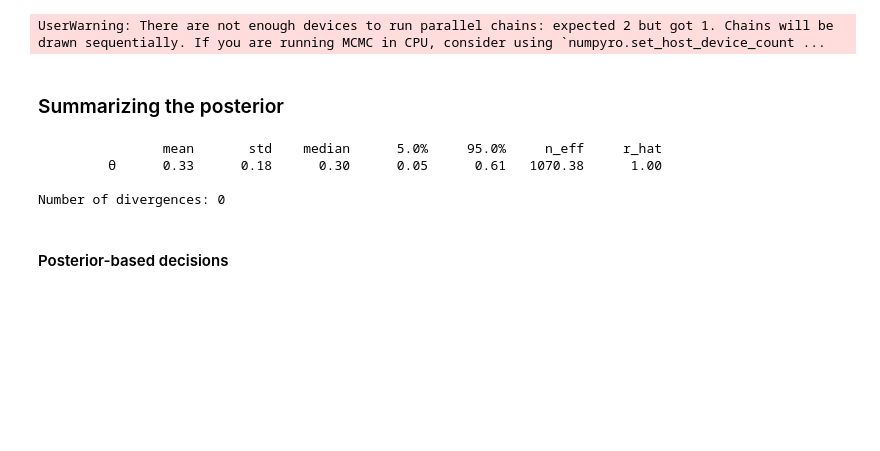
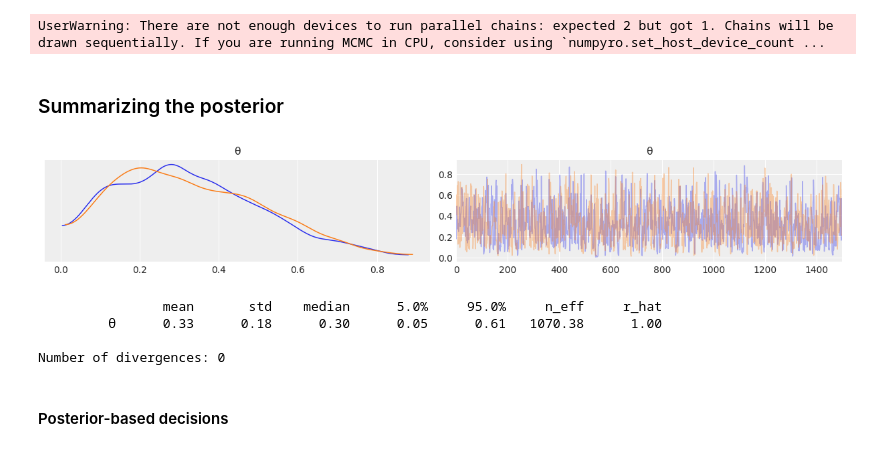
Before and after one commit to tallamjr/bap-numpyro, a Jupyter notebook: notebooks/02-programming-probabilistically.ipynb, the cells around one changed output. Drawn from its saved outputs; the diff is of its cells as text; code cells hidden in the pictures; blank space fills up the shorter version.

```diff
--- a/notebooks/02-programming-probabilistically.ipynb
+++ b/notebooks/02-programming-probabilistically.ipynb
@@ -56,8 +56,10 @@ UserWarning: There are not enough devices to run parallel chains: expected 2 but
 # %% [markdown]
 ### Summarizing the posterior
 # %%
-az.plot_trace(az.from_numpyro(mcmc))
+az.plot_trace(az.from_numpyro(mcmc), compact=False)
 plt.show()
+# %% [output]
+[figure, added]
 # %%
 mcmc.print_summary()
 # %% [output]
```
Also changed, not shown: parts of 27 cells of this notebook.
